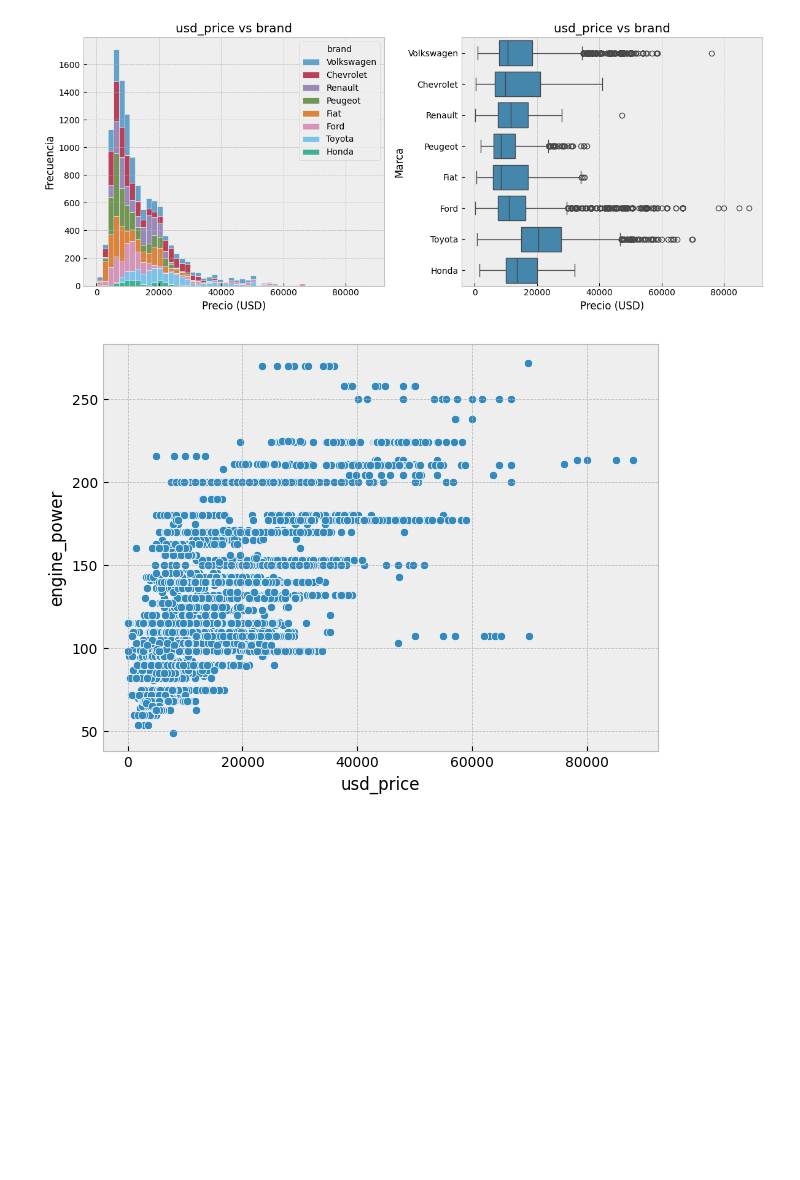
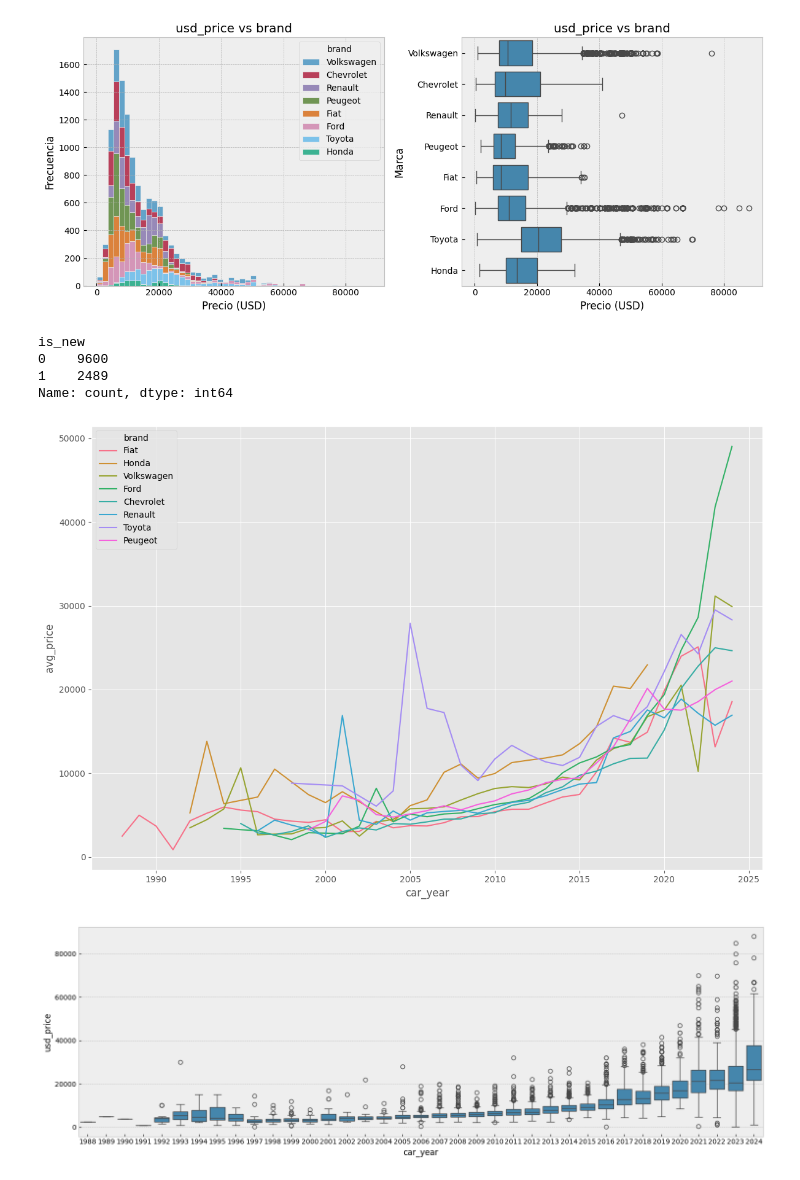
Before and after one commit to arielRas/UsedCarPricePredict-MercadoLibre, a Jupyter notebook: Eda.ipynb, the cells around one changed output. Saved outputs shown, nothing was run; the diff lists cells and outputs as text; code cells hidden in the pictures; blank space fills up the shorter version.

```diff
--- a/Eda.ipynb
+++ b/Eda.ipynb
@@ -208,3 +208,10 @@ plt.show()
 mpl.style.use('default')
 # %% [output]
 [figure]
+# %%
+df.is_new.value_counts()
+# %% [output]
+is_new
+0    9600
+1    2489
+Name: count, dtype: int64
@@ -211,8 +220,18 @@ mpl.style.use('default')
+# %%
+mpl.style.use('ggplot')
+plt.figure(figsize=(12,8))
+sns.lineplot(data=data, x='car_year', y='avg_price', hue='brand', markers=True, dashes=False)
+plt.tight_layout()
+plt.show()
+mpl.style.use('default')
+# %% [output]
+[figure, added]
 # %%
 mpl.style.use('bmh')
-sns.scatterplot(x=df.usd_price, y=df.engine_power)
+plt.figure(figsize=(15,5))
+sns.boxplot(y=df.usd_price, x=df.car_year)
 plt.tight_layout()
 plt.show()
 mpl.style.use('default')
 # %% [output]
-[figure, old version]
+[figure, new version]
```
Also changed, not shown: parts of 2 cells of this notebook.
